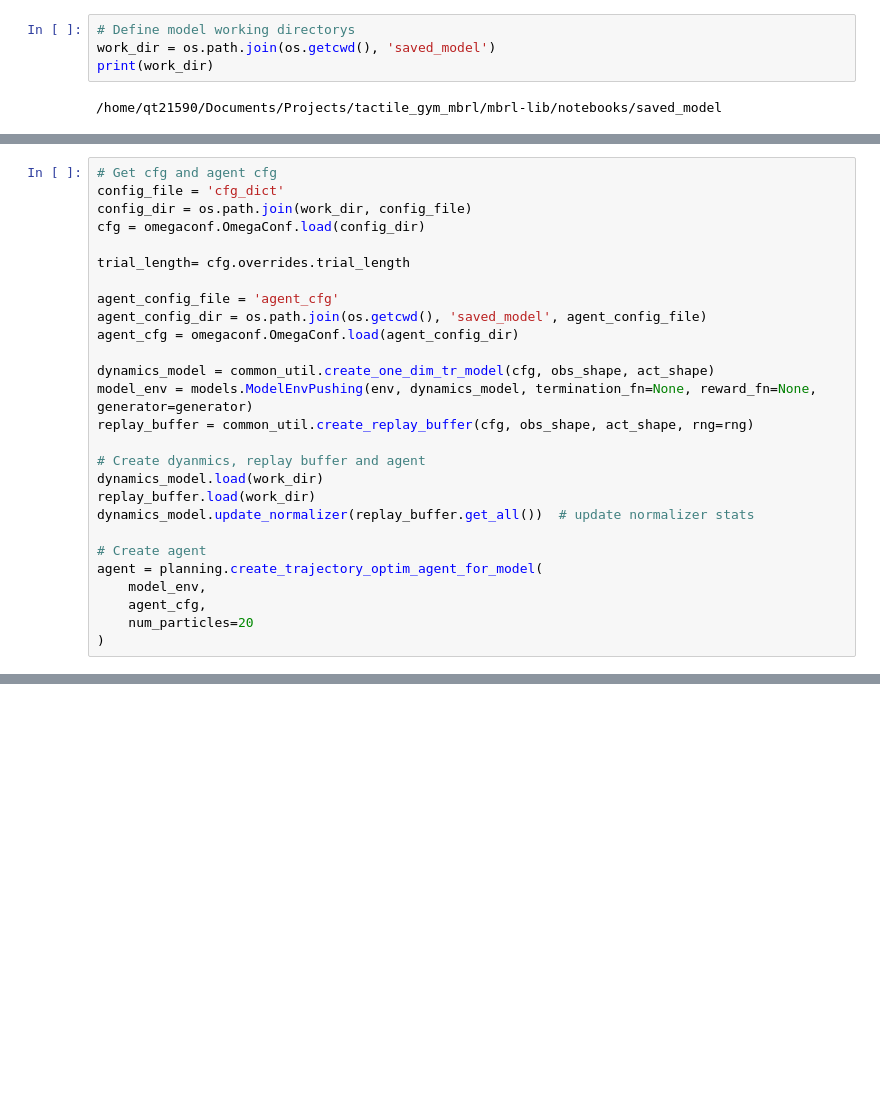
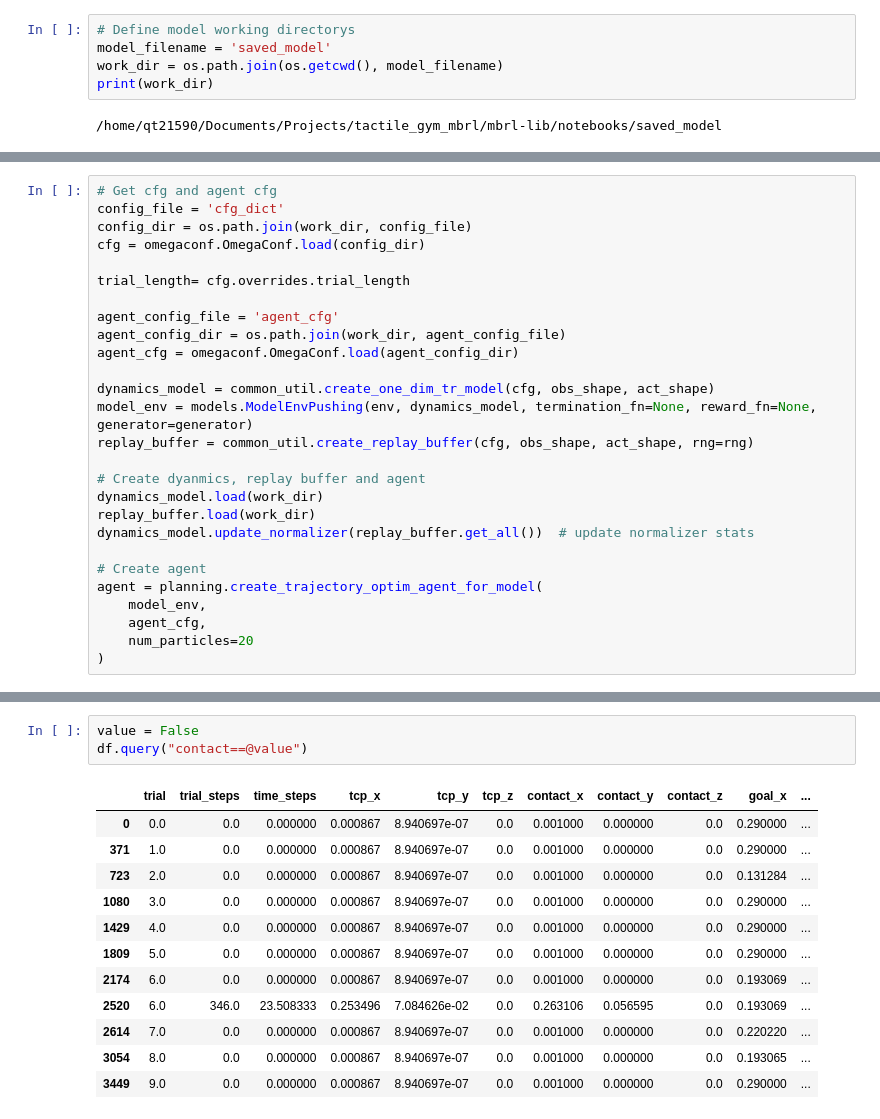
Before and after one commit to maxyang27896/mbrl-lib, a Jupyter notebook: notebooks/object_pushing_evaluation.ipynb, the cells around one changed output, grey strips where cells are left out. Drawn from its saved outputs; the diff is of its cells as text; blank space fills up the shorter version.

```diff
--- a/notebooks/object_pushing_evaluation.ipynb
+++ b/notebooks/object_pushing_evaluation.ipynb
@@ -37,7 +37,8 @@ _display = Display(visible=False, size=(1400, 900))
 _ = _display.start()
 # %%
 # Define model working directorys
-work_dir = os.path.join(os.getcwd(), 'saved_model')
+model_filename = 'saved_model'
+work_dir = os.path.join(os.getcwd(), model_filename)
 print(work_dir)
 # %% [output]
 /home/qt21590/Documents/Projects/tactile_gym_mbrl/mbrl-lib/notebooks/saved_model
@@ -78,7 +79,7 @@ cfg = omegaconf.OmegaConf.load(config_dir)
 trial_length= cfg.overrides.trial_length
 
 agent_config_file = 'agent_cfg'
-agent_config_dir = os.path.join(os.getcwd(), 'saved_model', agent_config_file)
+agent_config_dir = os.path.join(work_dir, agent_config_file)
 agent_cfg = omegaconf.OmegaConf.load(agent_config_dir)
 
 dynamics_model = common_util.create_one_dim_tr_model(cfg, obs_shape, act_shape)
@@ -206,0 +277,16 @@ The average reward over 10 episodes is -139.85843193191133
+# %%
+value = False
+df.query("contact==@value")
+# %% [output]
+|  | trial | trial_steps | time_steps | tcp_x | tcp_y | tcp_z | contact_x | contact_y | contact_z | goal_x | ... |
+| 0 | 0.0 | 0.0 | 0.000000 | 0.000867 | 8.940697e-07 | 0.0 | 0.001000 | 0.000000 | 0.0 | 0.290000 | ... |
+| 371 | 1.0 | 0.0 | 0.000000 | 0.000867 | 8.940697e-07 | 0.0 | 0.001000 | 0.000000 | 0.0 | 0.290000 | ... |
+| 723 | 2.0 | 0.0 | 0.000000 | 0.000867 | 8.940697e-07 | 0.0 | 0.001000 | 0.000000 | 0.0 | 0.131284 | ... |
+| 1080 | 3.0 | 0.0 | 0.000000 | 0.000867 | 8.940697e-07 | 0.0 | 0.001000 | 0.000000 | 0.0 | 0.290000 | ... |
+| 1429 | 4.0 | 0.0 | 0.000000 | 0.000867 | 8.940697e-07 | 0.0 | 0.001000 | 0.000000 | 0.0 | 0.290000 | ... |
+| 1809 | 5.0 | 0.0 | 0.000000 | 0.000867 | 8.940697e-07 | 0.0 | 0.001000 | 0.000000 | 0.0 | 0.290000 | ... |
+| 2174 | 6.0 | 0.0 | 0.000000 | 0.000867 | 8.940697e-07 | 0.0 | 0.001000 | 0.000000 | 0.0 | 0.193069 | ... |
+| 2520 | 6.0 | 346.0 | 23.508333 | 0.253496 | 7.084626e-02 | 0.0 | 0.263106 | 0.056595 | 0.0 | 0.193069 | ... |
+| 2614 | 7.0 | 0.0 | 0.000000 | 0.000867 | 8.940697e-07 | 0.0 | 0.001000 | 0.000000 | 0.0 | 0.220220 | ... |
+| 3054 | 8.0 | 0.0 | 0.000000 | 0.000867 | 8.940697e-07 | 0.0 | 0.001000 | 0.000000 | 0.0 | 0.193065 | ... |
+| 3449 | 9.0 | 0.0 | 0.000000 | 0.000867 | 8.940697e-07 | 0.0 | 0.001000 | 0.000000 | 0.0 | 0.290000 | ... |
```
Also changed, not shown: parts of 3 cells of this notebook, 4 other files.
